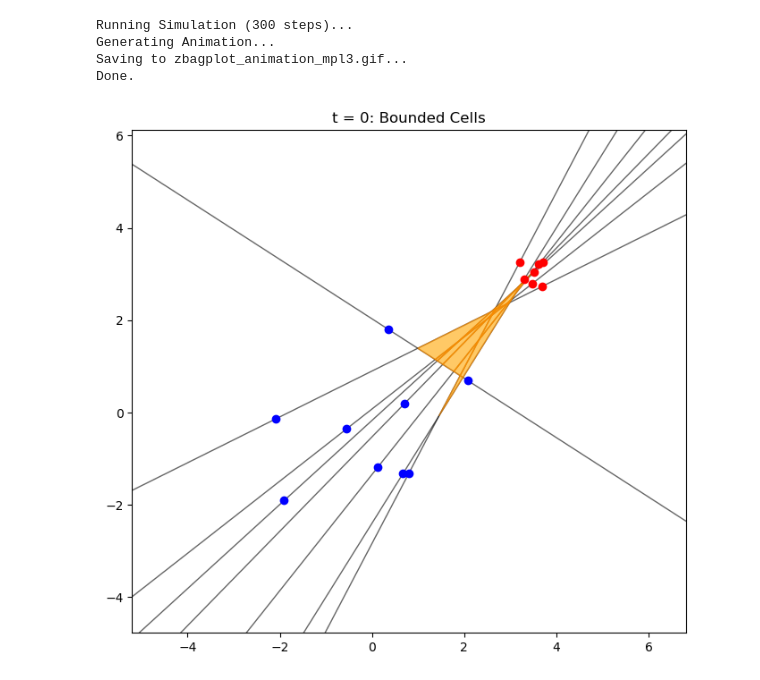
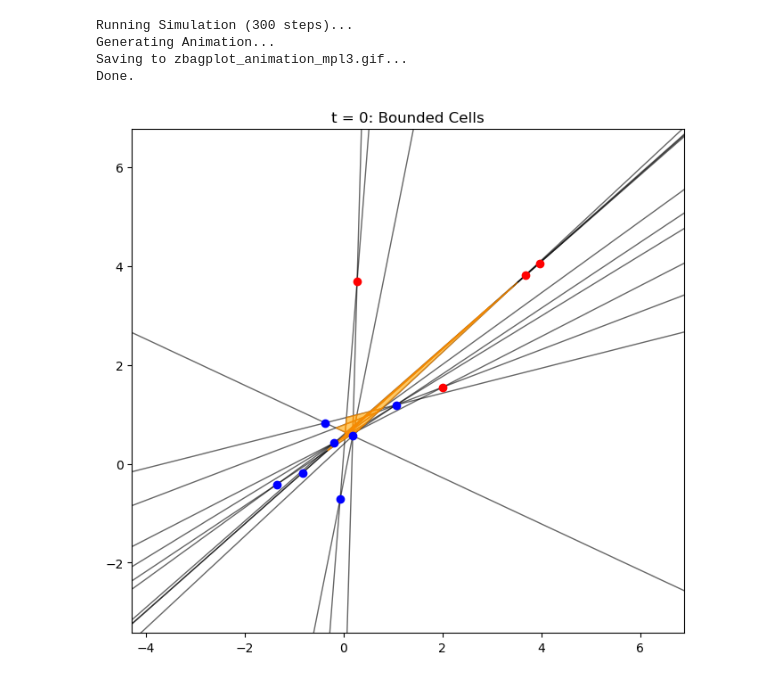
Before and after one commit to ChrisAshtonLee/Tukey, a Jupyter notebook: SelfTrust.ipynb, the cells around one changed output. Cells and saved outputs as stored; diff of their text form; code cells hidden in the pictures.

```diff
--- a/SelfTrust.ipynb
+++ b/SelfTrust.ipynb
@@ -792,12 +1175,12 @@ def ZBagPlot(X, i, ax=None, plot=True):
 # %%
-np.random.seed(52)
-NUM_STEPS = 1
-STEP_SIZE_HULL = 1
-STEP_SIZE = 1
+np.random.seed(86)
+NUM_STEPS = 300
+STEP_SIZE_HULL = .02
+STEP_SIZE = .01
 
 
-normal = 10
-adversarial =8
+normal = 6
+adversarial =4
 n = normal+adversarial
 #g1 = np.random.randn(int(normal/2), 2) *.8+np.array([-3,0])
 #g2  =np.random.randn(int(normal/2), 2) *.8+np.array([3,0])
@@ -806,7 +1189,7 @@ N_nodes = np.random.randn(normal, 2) *1
 #N_nodes = np.array(((-2,0),(0.5,0),(-1.5, 1),(3,-0.5),(1,0.3),(-1.5,.5)))
 normal = len(N_nodes)
 # Adversarial: 3 nodes starting slightly offset
-F_nodes = np.random.randn(adversarial, 2) * .6 + np.array([1, 3.5])
+F_nodes = np.random.randn(adversarial, 2) * .6 + np.array([2, 3])
 #F_nodes = np.array(((0,3.5),(1.2,4),(-.6,3)))
 adversarial = len(F_nodes)
 # Target for adversaries
@@ -842,8 +1225,9 @@ for t in range(NUM_STEPS):
        # else:
            # move = np.zeros(2)
         #next_F.append(pos + move)
-        next_F.append(pos+(adv_target[1]-pos)*STEP_SIZE)
-       # next_F = update_resilient_layers(current_F, all_positions, STEP_SIZE)
+        #next_F.append(pos+(adv_target[1]-pos)*STEP_SIZE)
+        next_F.append(pos)
+        # next_F = update_resilient_layers(current_F, all_positions, STEP_SIZE)
     # Store
     history_N.append(np.array(next_N))
     history_F.append(np.array(next_F))
@@ -951,17 +1773,18 @@ from itertools import combinations
 NUM_STEPS = 300
 STEP_SIZE = 0.01
 
-normal = 9
-adversarial = 7
+normal = 7
+adversarial = 4
 n = normal + adversarial
 
 N_nodes = np.random.randn(normal, 2) * 1
-F_nodes = np.random.randn(adversarial, 2) *.2 + np.array([3.5, 3.0])
-
+F_nodes = np.random.randn(adversarial, 2) *1.5 + np.array([3.5, 3.0])
+#N_nodes = np.array([(-4,0),(-5,0.2),(-5,-1),(-4,-.8), (4,0), (5,0.1),(4,-1),(5,-.8)])
+#F_nodes = np.array([(1,1),(0.6,1.5),(-1,1),(-0.6, 1.5)])
 # History storage
 history_N = [N_nodes.copy()]
 history_F = [F_nodes.copy()]
-
+adv_target = np.array(([0.0, 4.0],[2.0,6.0],[0,6.1]))
 # --- 3. Run Simulation Loop (Pre-calculate Data) ---
 print(f"Running Simulation ({NUM_STEPS} steps)...")
 
@@ -977,7 +1800,7 @@ for t in range(NUM_STEPS):
     next_F = []
     for i in range(len(current_F)):
         next_F.append(current_F[i])
-
+        #next_F.append(current_F[i] + (adv_target[1]-current_F[i])*STEP_SIZE*1.5)
     history_N.append(np.array(next_N))
     history_F.append(np.array(next_F))
 
@@ -1006,31 +1829,31 @@ def update_plot(frame_idx):
     all_pos = np.vstack([curr_N, curr_F])
 
     # Agent 0 is the 0-th element of all_pos
     # ZBagPlot handles the plotting internally on the provided axis 'ax'
     # It sets titles, limits, and draws the bagplot.
     #max_k, _ = ZBagPlot(all_pos, 0, ax=ax, plot=True)
     faces = PlotBoundedCells(curr_N,curr_F,ax = ax)
     # We can override the title if we want to add the step count
     ax.set_title(f"t = {frame_idx}: Bounded Cells")
     #ax.set_xlim(-7,7)
     #ax.set_ylim(-7,7)
     if frame_idx == 0:
         plt.savefig("Zmed_bounded_cells_t0.png")
     if frame_idx == 300:
         plt.savefig("Zmed_bounded_cells_t300.png")
 # Create Animation object
 # frames iterator yields the specific steps (0, 5, 10...)
 ani = animation.FuncAnimation(fig, update_plot, frames=plot_indices, interval=100)
 
 # Save as GIF
 output_file = "zbagplot_animation_mpl3.gif"
 print(f"Saving to {output_file}...")
 ani.save(output_file, writer='pillow', fps=5)
 
 print("Done.")
 # %% [output]
 Running Simulation (300 steps)...
 Generating Animation...
 Saving to zbagplot_animation_mpl3.gif...
 Done.
-[figure, old version]
+[figure, new version]
```
Also changed, not shown: parts of 15 cells of this notebook.
